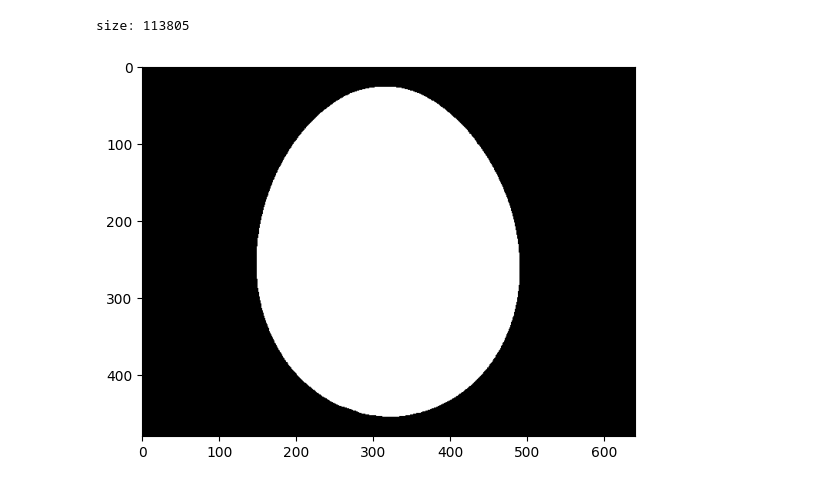
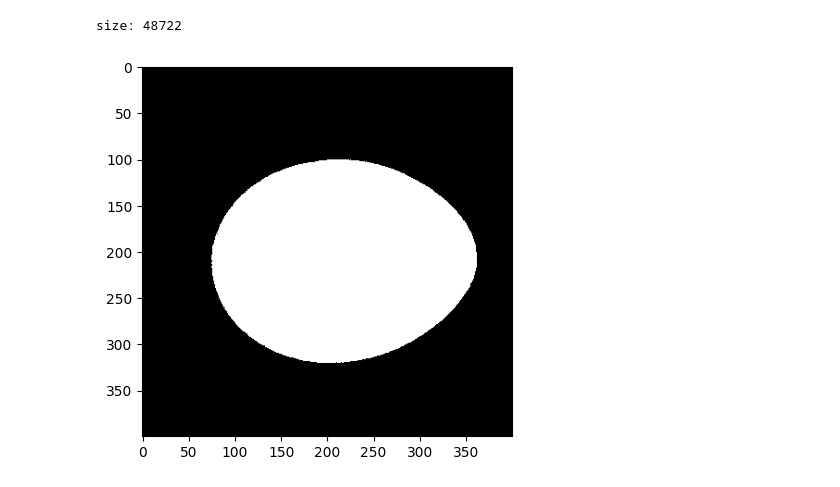
Before and after one commit to slaee/egg-and-size-recognition, a Jupyter notebook: DIP.ipynb, the cells around one changed output. Drawn from its saved outputs; the diff is of its cells as text; code cells hidden in the pictures.

```diff
--- a/DIP.ipynb
+++ b/DIP.ipynb
@@ -3,6 +3,6 @@ from skimage import io
 import numpy as np
 from PIL import Image
 
-photo = io.imread('./datasets/egg.png')
+photo = io.imread('./datasets/tests/1-52.4-48722.png')
 type(photo)
 # %% [output]
@@ -33,17 +26,17 @@ plt.imshow(gray_scale_photo[::1])
 # %%
-gray_scale_photo_2d = np.mean(photo, axis=2).astype(np.uint8)
-threshold = np.mean(gray_scale_photo_2d)
+photo_2d = photo[:,:]
+threshold = np.mean(photo_2d)
 
-above_threshold = gray_scale_photo_2d > threshold
-gray_scale_photo_2d[above_threshold] = 255
-gray_scale_photo_2d[~above_threshold] = 0
+above_threshold = photo_2d > threshold
+photo_2d[above_threshold] = 255
+photo_2d[~above_threshold] = 0
 
 count = np.sum(above_threshold)
 
-plt.imshow(gray_scale_photo_2d, cmap='gray')
+plt.imshow(photo_2d, cmap='gray')
 print (f"size: {count}")
 # %% [output]
-size: 113805
+size: 48722
-[figure, old version]
+[figure, new version]
 # %%
 # convert grayscale to np floating point
```
Also changed, not shown: parts of 6 cells of this notebook, 5 other files.
